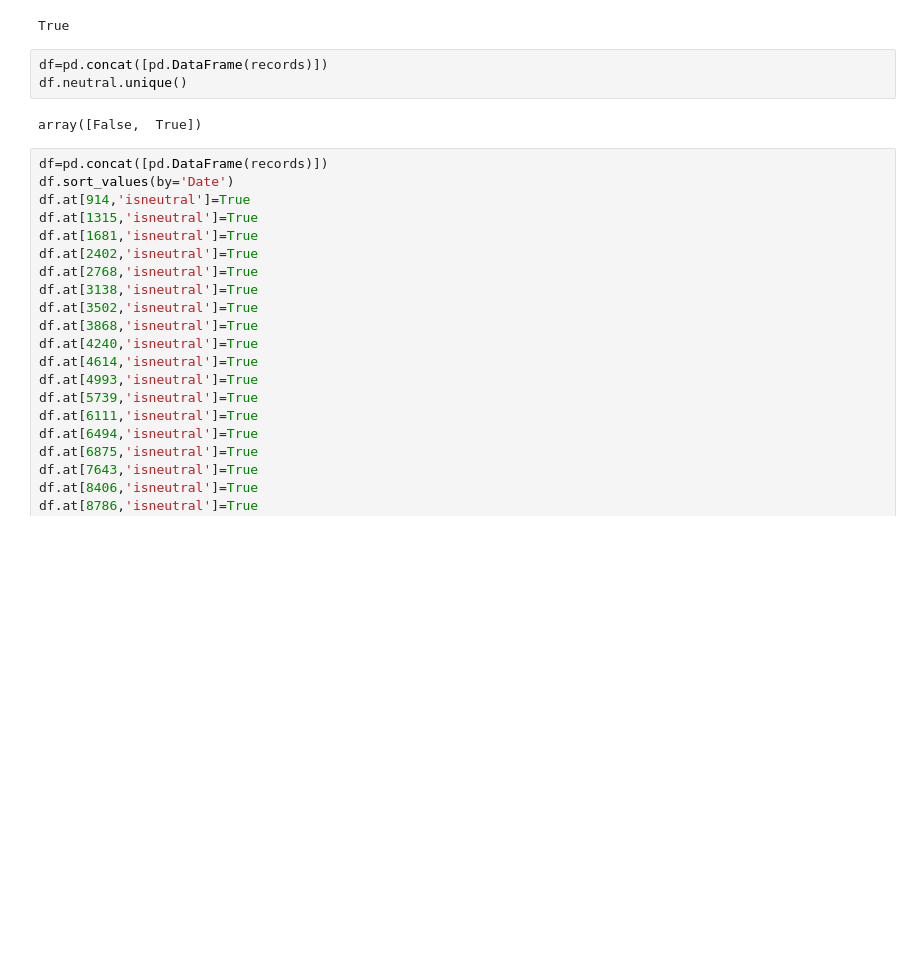
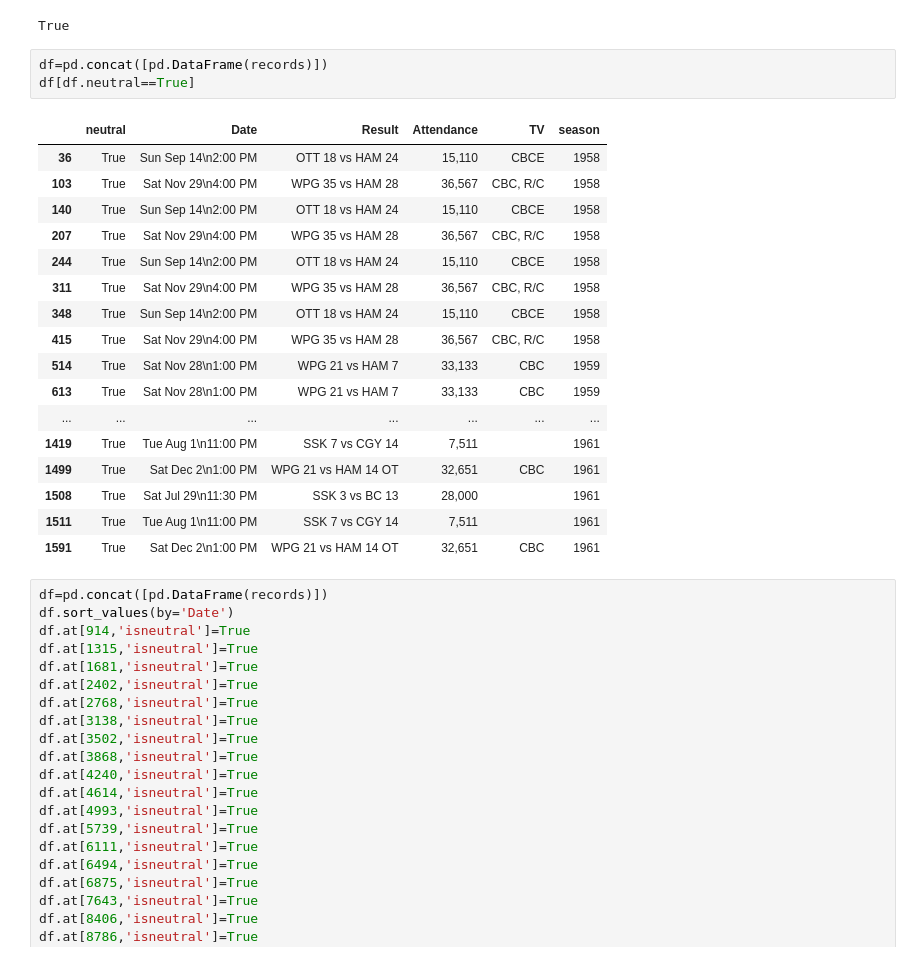
Before and after one commit to easella/cfl, a Jupyter notebook: cfl-elos.ipynb, the cells around one changed output. Drawn from its saved outputs; the diff is of its cells as text; blank space fills up the shorter version.

```diff
--- a/cfl-elos.ipynb
+++ b/cfl-elos.ipynb
@@ -139,9 +443,25 @@ yes
 True
 # %%
 df=pd.concat([pd.DataFrame(records)])
-df.neutral.unique()
+df[df.neutral==True]
 # %% [output]
-array([False,  True])
+|  | neutral | Date | Result | Attendance | TV | season |
+| 36 | True | Sun Sep 14\n2:00 PM | OTT 18 vs HAM 24 | 15,110 | CBCE | 1958 |
+| 103 | True | Sat Nov 29\n4:00 PM | WPG 35 vs HAM 28 | 36,567 | CBC, R/C | 1958 |
+| 140 | True | Sun Sep 14\n2:00 PM | OTT 18 vs HAM 24 | 15,110 | CBCE | 1958 |
+| 207 | True | Sat Nov 29\n4:00 PM | WPG 35 vs HAM 28 | 36,567 | CBC, R/C | 1958 |
+| 244 | True | Sun Sep 14\n2:00 PM | OTT 18 vs HAM 24 | 15,110 | CBCE | 1958 |
+| 311 | True | Sat Nov 29\n4:00 PM | WPG 35 vs HAM 28 | 36,567 | CBC, R/C | 1958 |
+| 348 | True | Sun Sep 14\n2:00 PM | OTT 18 vs HAM 24 | 15,110 | CBCE | 1958 |
+| 415 | True | Sat Nov 29\n4:00 PM | WPG 35 vs HAM 28 | 36,567 | CBC, R/C | 1958 |
+| 514 | True | Sat Nov 28\n1:00 PM | WPG 21 vs HAM 7 | 33,133 | CBC | 1959 |
+| 613 | True | Sat Nov 28\n1:00 PM | WPG 21 vs HAM 7 | 33,133 | CBC | 1959 |
+| ... | ... | ... | ... | ... | ... | ... |
+| 1419 | True | Tue Aug 1\n11:00 PM | SSK 7 vs CGY 14 | 7,511 |  | 1961 |
+| 1499 | True | Sat Dec 2\n1:00 PM | WPG 21 vs HAM 14 OT | 32,651 | CBC | 1961 |
+| 1508 | True | Sat Jul 29\n11:30 PM | SSK 3 vs BC 13 | 28,000 |  | 1961 |
+| 1511 | True | Tue Aug 1\n11:00 PM | SSK 7 vs CGY 14 | 7,511 |  | 1961 |
+| 1591 | True | Sat Dec 2\n1:00 PM | WPG 21 vs HAM 14 OT | 32,651 | CBC | 1961 |
 # %%
 df=pd.concat([pd.DataFrame(records)])
 df.sort_values(by='Date')
```
Also changed, not shown: parts of 1 cell of this notebook.
